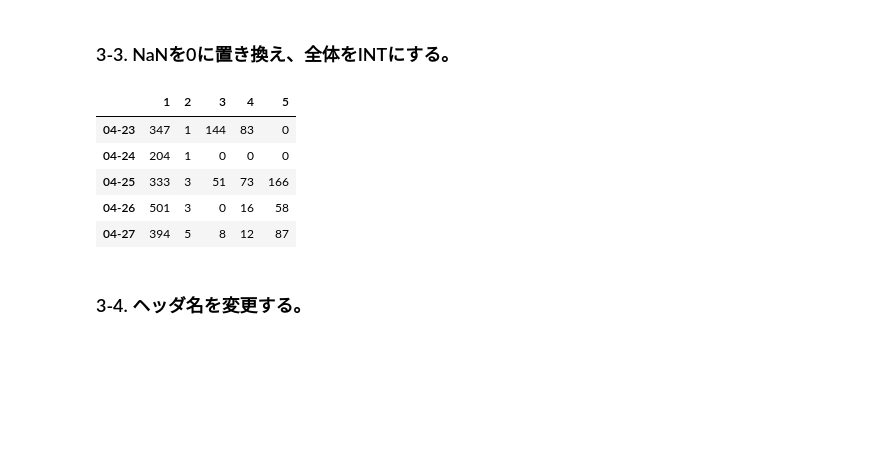
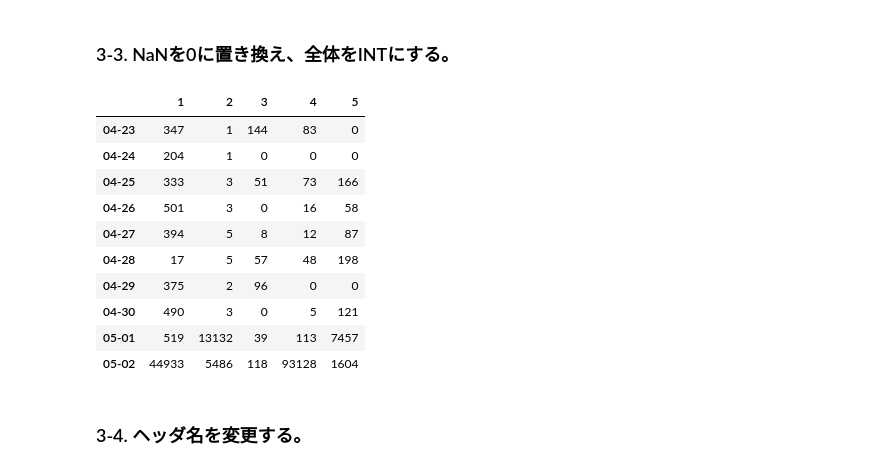
Before and after one commit to okagen/study_DataFrame, a Jupyter notebook: study01_DataFrame.ipynb, the cells around one changed output. Drawn from its saved outputs; the diff is of its cells as text; code cells hidden in the pictures; blank space fills up the shorter version.

```diff
--- a/study01_DataFrame.ipynb
+++ b/study01_DataFrame.ipynb
@@ -103,14 +114,19 @@ display(df_adjusted.head(5))
 ### 3-3. NaNを0に置き換え、全体をINTにする。
 # %%
 df_adjusted = df_adjusted.fillna(0).astype(int)
-display(df_adjusted.head(5))
+display(df_adjusted.head(10))
 # %% [output]
 |  | 1 | 2 | 3 | 4 | 5 |
 | 04-23 | 347 | 1 | 144 | 83 | 0 |
 | 04-24 | 204 | 1 | 0 | 0 | 0 |
 | 04-25 | 333 | 3 | 51 | 73 | 166 |
 | 04-26 | 501 | 3 | 0 | 16 | 58 |
 | 04-27 | 394 | 5 | 8 | 12 | 87 |
+| 04-28 | 17 | 5 | 57 | 48 | 198 |
+| 04-29 | 375 | 2 | 96 | 0 | 0 |
+| 04-30 | 490 | 3 | 0 | 5 | 121 |
+| 05-01 | 519 | 13132 | 39 | 113 | 7457 |
+| 05-02 | 44933 | 5486 | 118 | 93128 | 1604 |
 # %% [markdown]
 ### 3-4. ヘッダ名を変更する。
 # %%
```
Also changed, not shown: parts of 3 cells of this notebook, 4 other files.
